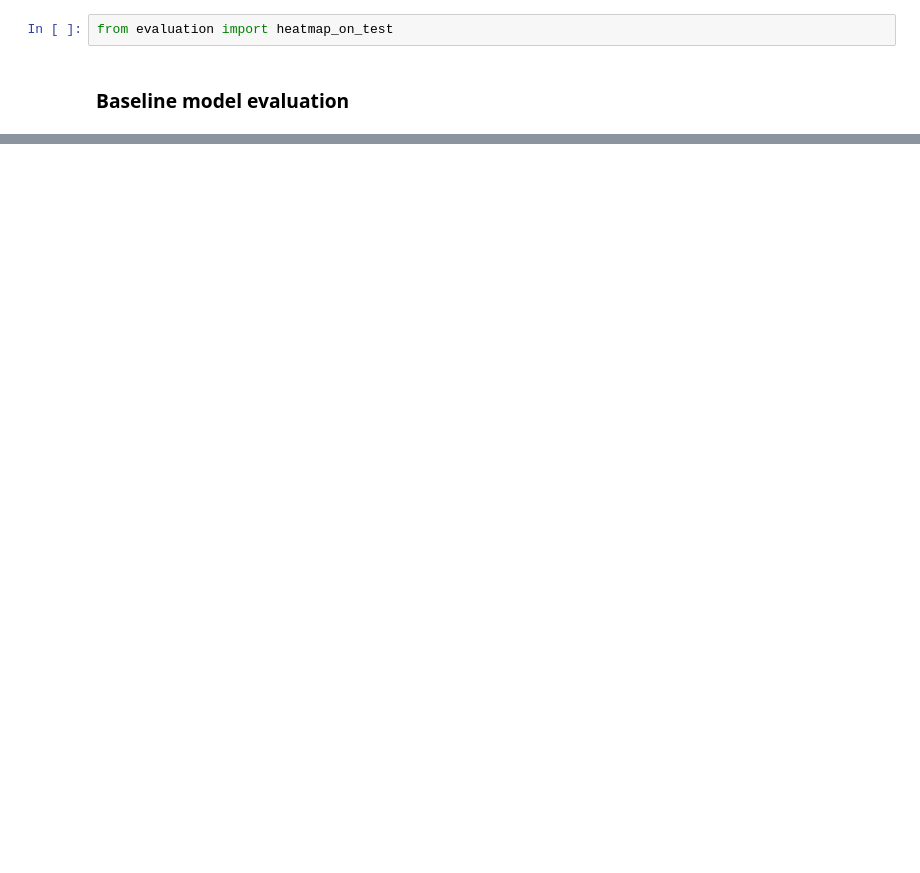
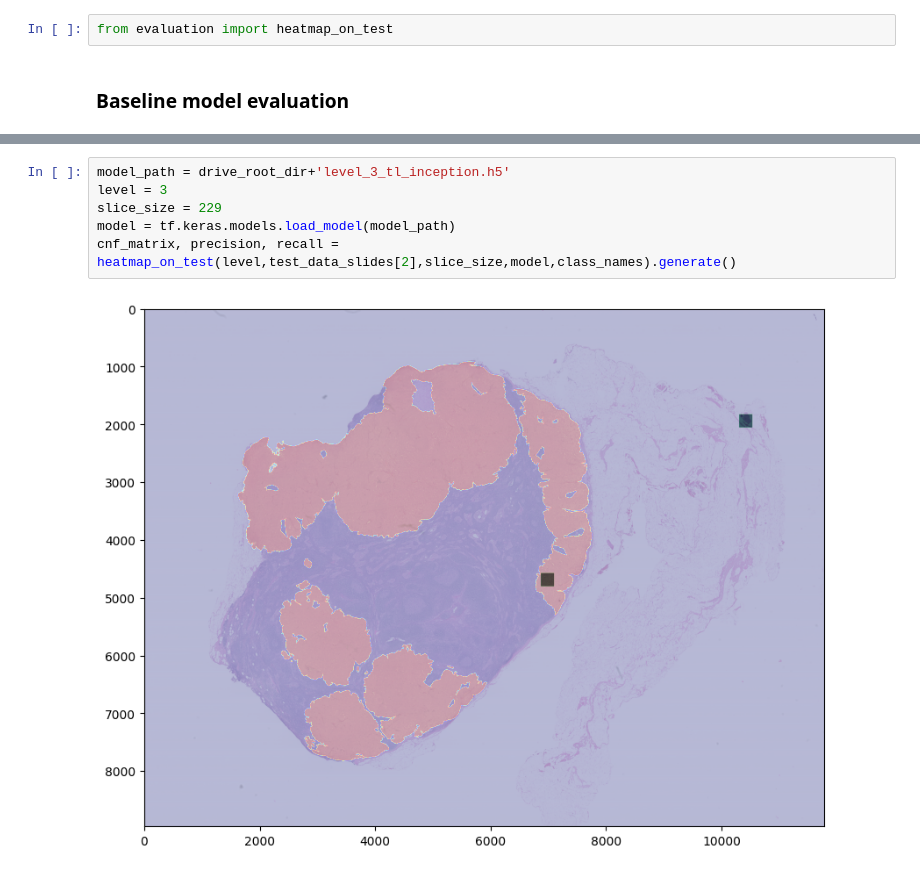
Before and after one commit to jeswanthyda/Cancer-Cell-Detection-ADL, a Jupyter notebook: final_project_jy3012.ipynb, the cells around one changed output, grey strips where cells are left out. Saved outputs shown, nothing was run; the diff lists cells and outputs as text; blank space fills up the shorter version.

```diff
--- a/final_project_jy3012.ipynb
+++ b/final_project_jy3012.ipynb
@@ -536,0 +684,8 @@ pd.DataFrame(cnf_matrix.numpy(), columns=['Pred Negative','Pred Positive'], inde
+# %%
+model_path = drive_root_dir+'level_3_tl_inception.h5'
+level = 3
+slice_size = 229
+model = tf.keras.models.load_model(model_path)
+cnf_matrix, precision, recall = heatmap_on_test(level,test_data_slides[2],slice_size,model,class_names).generate()
+# %% [output]
+[figure, added]
```
Also changed, not shown: parts of 46 cells of this notebook, 10 other files.
